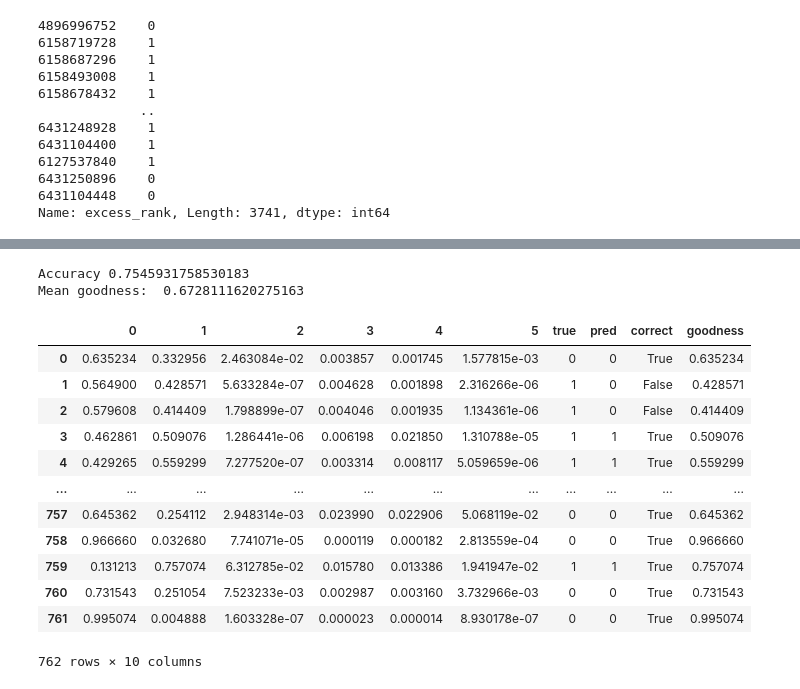
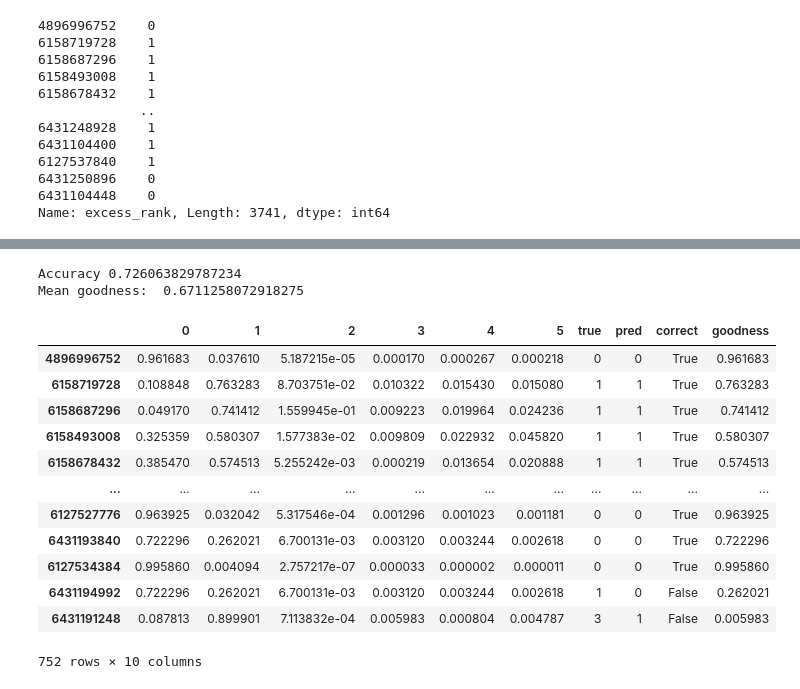
Before and after one commit to tjespe/texas-holdem-ai, a Jupyter notebook: hidden_state_model/rank_model.ipynb, the cells around one changed output, grey strips where cells are left out. Cells and saved outputs as stored; diff of their text form; code cells hidden in the pictures.

Commit message:
Split hidden_state_model into two

```diff
--- a/hidden_state_model/model.ipynb
+++ b/hidden_state_model/rank_model.ipynb
@@ -219,29 +219,29 @@ Accuracy: 0.7545931758530183
 # %%
 probabilities = model.predict_proba(X_test)
-prob_df = pd.DataFrame(probabilities, columns=model.classes_)
+prob_df = pd.DataFrame(probabilities, columns=model.classes_, index=X_test.index)
 prob_df["true"] = y_test.values
 prob_df["pred"] = model.predict(X_test)
 prob_df["correct"] = prob_df["true"] == prob_df["pred"]
 prob_df["goodness"] = prob_df.apply(lambda x: x.get(x["true"]) or 0, axis=1)
 print("Accuracy", prob_df["correct"].mean())
 print("Mean goodness: ", prob_df["goodness"].mean())
 prob_df
 # %% [output]
-Accuracy 0.7545931758530183
-Mean goodness:  0.6728111620275163
+Accuracy 0.726063829787234
+Mean goodness:  0.6711258072918275
 |  | 0 | 1 | 2 | 3 | 4 | 5 | true | pred | correct | goodness |
-| 0 | 0.635234 | 0.332956 | 2.463084e-02 | 0.003857 | 0.001745 | 1.577815e-03 | 0 | 0 | True | 0.635234 |
-| 1 | 0.564900 | 0.428571 | 5.633284e-07 | 0.004628 | 0.001898 | 2.316266e-06 | 1 | 0 | False | 0.428571 |
-| 2 | 0.579608 | 0.414409 | 1.798899e-07 | 0.004046 | 0.001935 | 1.134361e-06 | 1 | 0 | False | 0.414409 |
-| 3 | 0.462861 | 0.509076 | 1.286441e-06 | 0.006198 | 0.021850 | 1.310788e-05 | 1 | 1 | True | 0.509076 |
-| 4 | 0.429265 | 0.559299 | 7.277520e-07 | 0.003314 | 0.008117 | 5.059659e-06 | 1 | 1 | True | 0.559299 |
+| 4896996752 | 0.961683 | 0.037610 | 5.187215e-05 | 0.000170 | 0.000267 | 0.000218 | 0 | 0 | True | 0.961683 |
+| 6158719728 | 0.108848 | 0.763283 | 8.703751e-02 | 0.010322 | 0.015430 | 0.015080 | 1 | 1 | True | 0.763283 |
+| 6158687296 | 0.049170 | 0.741412 | 1.559945e-01 | 0.009223 | 0.019964 | 0.024236 | 1 | 1 | True | 0.741412 |
+| 6158493008 | 0.325359 | 0.580307 | 1.577383e-02 | 0.009809 | 0.022932 | 0.045820 | 1 | 1 | True | 0.580307 |
+| 6158678432 | 0.385470 | 0.574513 | 5.255242e-03 | 0.000219 | 0.013654 | 0.020888 | 1 | 1 | True | 0.574513 |
 | ... | ... | ... | ... | ... | ... | ... | ... | ... | ... | ... |
-| 757 | 0.645362 | 0.254112 | 2.948314e-03 | 0.023990 | 0.022906 | 5.068119e-02 | 0 | 0 | True | 0.645362 |
-| 758 | 0.966660 | 0.032680 | 7.741071e-05 | 0.000119 | 0.000182 | 2.813559e-04 | 0 | 0 | True | 0.966660 |
-| 759 | 0.131213 | 0.757074 | 6.312785e-02 | 0.015780 | 0.013386 | 1.941947e-02 | 1 | 1 | True | 0.757074 |
-| 760 | 0.731543 | 0.251054 | 7.523233e-03 | 0.002987 | 0.003160 | 3.732966e-03 | 0 | 0 | True | 0.731543 |
-| 761 | 0.995074 | 0.004888 | 1.603328e-07 | 0.000023 | 0.000014 | 8.930178e-07 | 0 | 0 | True | 0.995074 |
+| 6127527776 | 0.963925 | 0.032042 | 5.317546e-04 | 0.001296 | 0.001023 | 0.001181 | 0 | 0 | True | 0.963925 |
+| 6431193840 | 0.722296 | 0.262021 | 6.700131e-03 | 0.003120 | 0.003244 | 0.002618 | 0 | 0 | True | 0.722296 |
+| 6127534384 | 0.995860 | 0.004094 | 2.757217e-07 | 0.000033 | 0.000002 | 0.000011 | 0 | 0 | True | 0.995860 |
+| 6431194992 | 0.722296 | 0.262021 | 6.700131e-03 | 0.003120 | 0.003244 | 0.002618 | 1 | 0 | False | 0.262021 |
+| 6431191248 | 0.087813 | 0.899901 | 7.113832e-04 | 0.005983 | 0.000804 | 0.004787 | 3 | 1 | False | 0.005983 |
-762 rows × 10 columns
+752 rows × 10 columns
 # %%
 # Look at incorrect predictions
 print(prob_df[prob_df["correct"] == False].shape[0], "incorrect predictions:")
```
Also changed, not shown: parts of 11 cells of this notebook, 6 other files.
